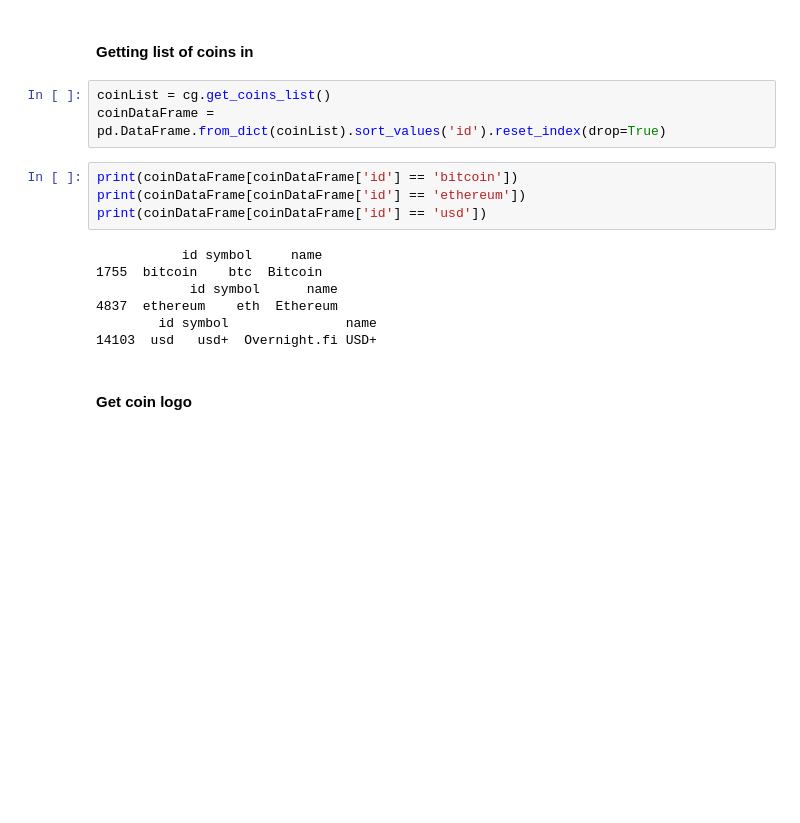
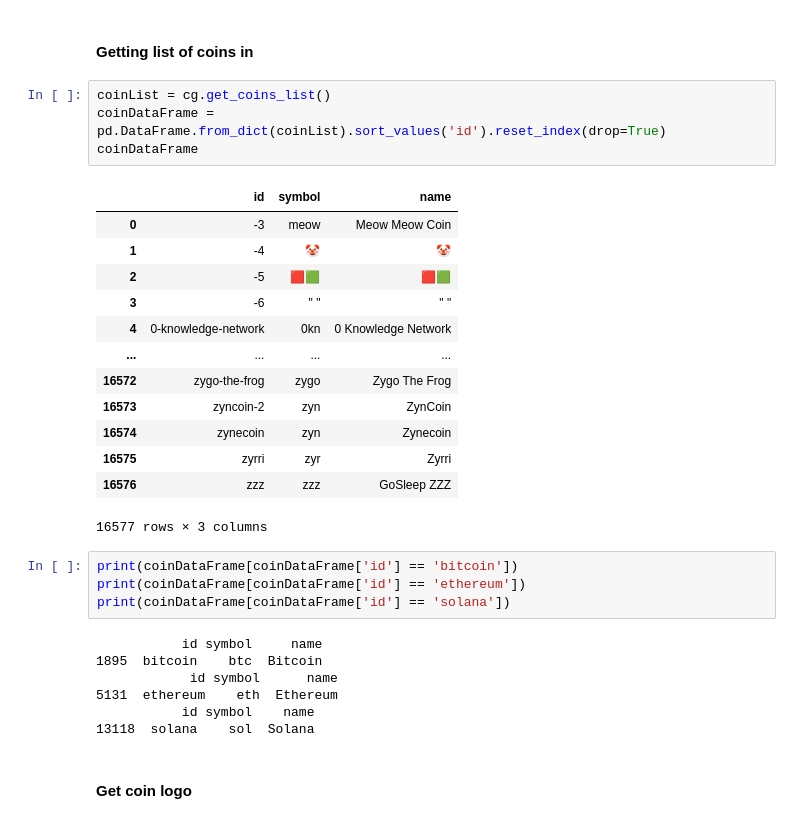
Before and after one commit to Clwmm/GUI_Projekt_2024, a Jupyter notebook: pycoingecko_test_api.ipynb, the cells around one changed output. Cells and saved outputs as stored; diff of their text form; blank space fills up the shorter version.

Commit message:
added get_all_coins

```diff
--- a/pycoingecko_test_api.ipynb
+++ b/pycoingecko_test_api.ipynb
@@ -17,17 +17,32 @@ KeyboardInterrupt:
 # %%
 coinList = cg.get_coins_list()
 coinDataFrame = pd.DataFrame.from_dict(coinList).sort_values('id').reset_index(drop=True)
+coinDataFrame
+# %% [output]
+|  | id | symbol | name |
+| 0 | -3 | meow | Meow Meow Coin |
+| 1 | -4 | 🤡 | 🤡 |
+| 2 | -5 | 🟥🟩 | 🟥🟩 |
+| 3 | -6 | " " | " " |
+| 4 | 0-knowledge-network | 0kn | 0 Knowledge Network |
+| ... | ... | ... | ... |
+| 16572 | zygo-the-frog | zygo | Zygo The Frog |
+| 16573 | zyncoin-2 | zyn | ZynCoin |
+| 16574 | zynecoin | zyn | Zynecoin |
+| 16575 | zyrri | zyr | Zyrri |
+| 16576 | zzz | zzz | GoSleep ZZZ |
+16577 rows × 3 columns
 # %%
 print(coinDataFrame[coinDataFrame['id'] == 'bitcoin'])
 print(coinDataFrame[coinDataFrame['id'] == 'ethereum'])
-print(coinDataFrame[coinDataFrame['id'] == 'usd'])
+print(coinDataFrame[coinDataFrame['id'] == 'solana'])
 # %% [output]
            id symbol     name
-1755  bitcoin    btc  Bitcoin
+1895  bitcoin    btc  Bitcoin
             id symbol      name
-4837  ethereum    eth  Ethereum
-        id symbol               name
-14103  usd   usd+  Overnight.fi USD+
+5131  ethereum    eth  Ethereum
+           id symbol    name
+13118  solana    sol  Solana
 # %% [markdown]
 #### Get coin logo
 # %%
```
Also changed, not shown: parts of 1 cell of this notebook, 4 other files.
